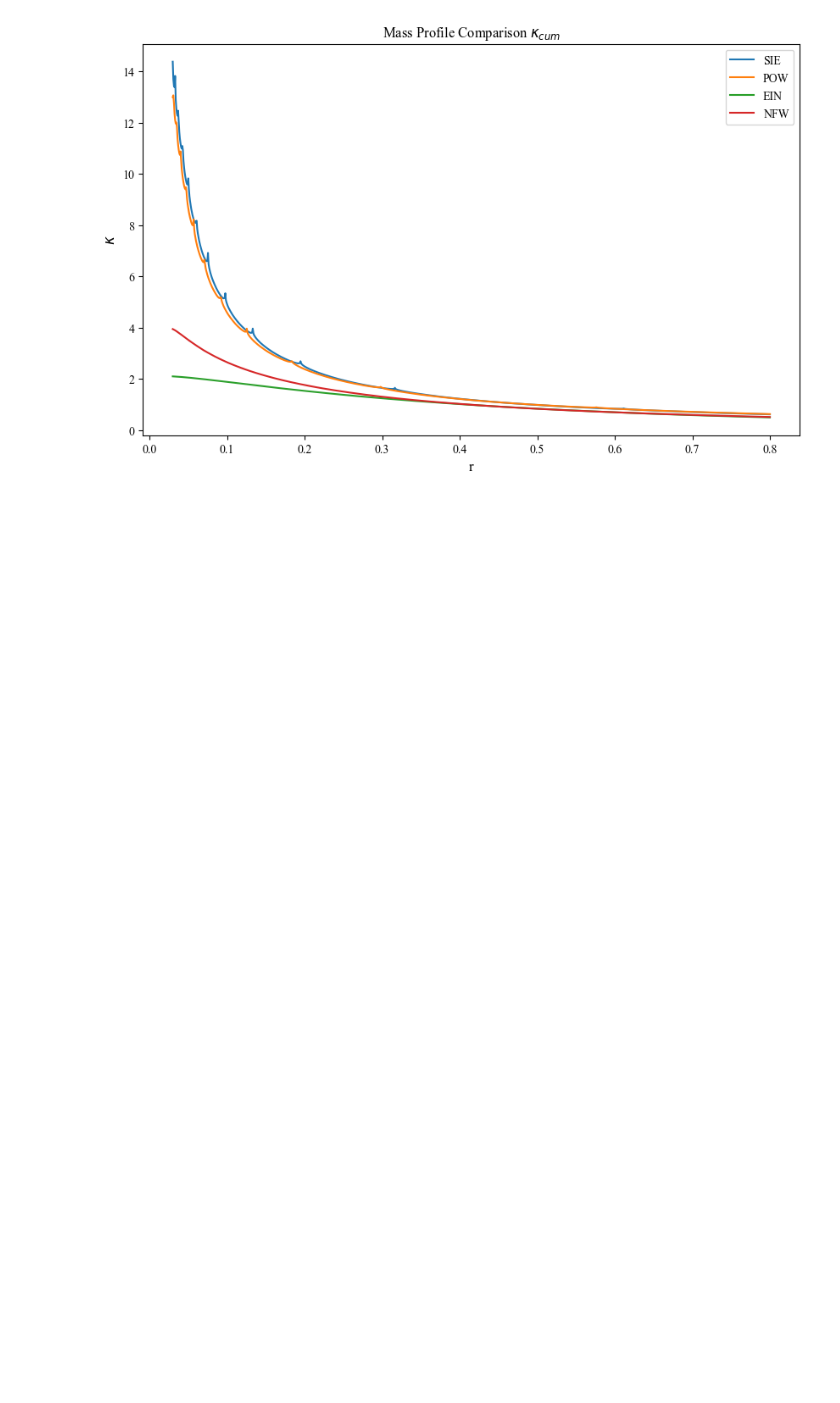
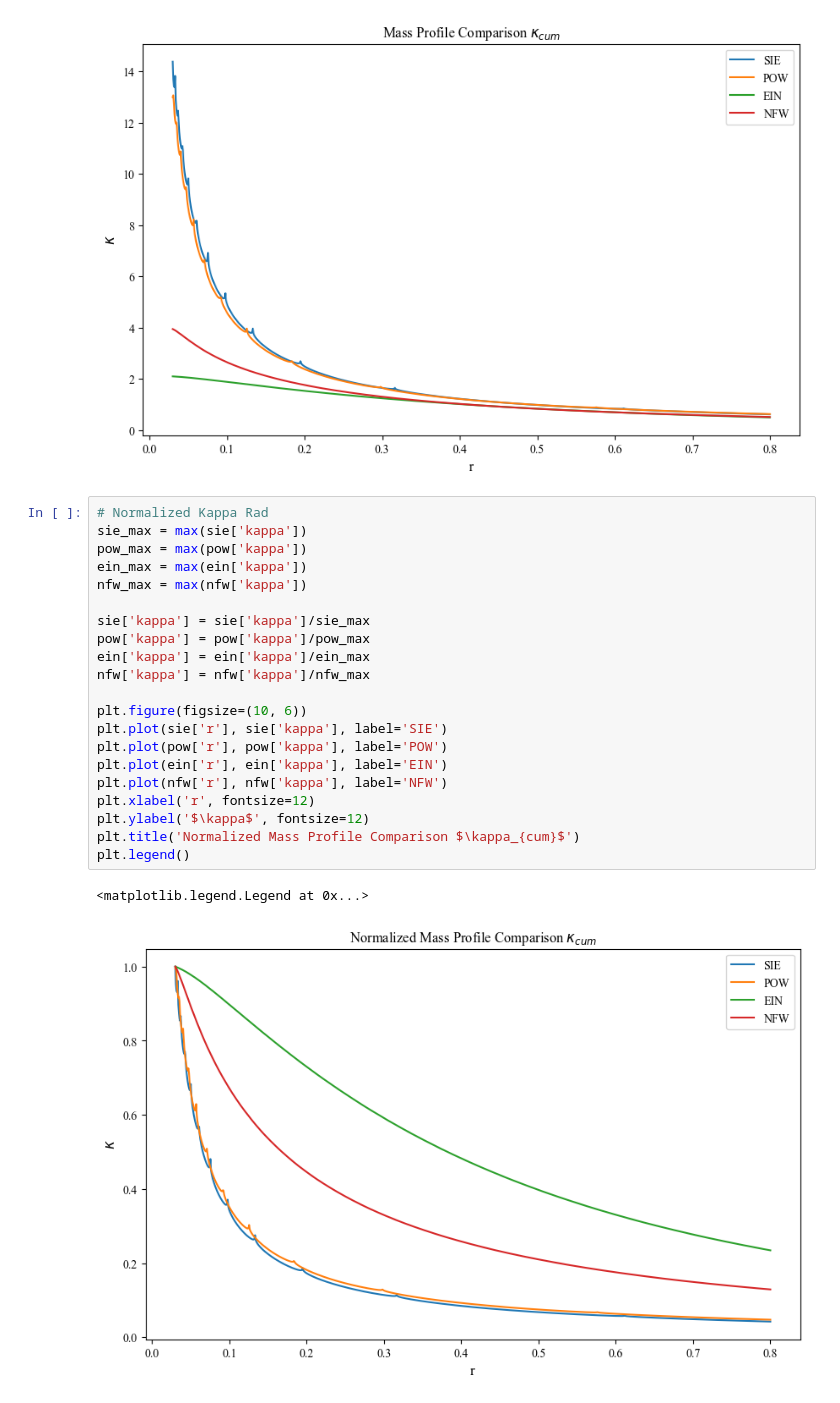
Before and after one commit to romms921/IllustrisTNG-Lens-Modelling, a Jupyter notebook: mass_profile.ipynb, the cells around one changed output. Drawn from its saved outputs; the diff is of its cells as text; blank space fills up the shorter version.

```diff
--- a/mass_profile.ipynb
+++ b/mass_profile.ipynb
@@ -259,3 +286,27 @@ plt.legend()
 # %% [output]
 <matplotlib.legend.Legend at 0x...>
 [figure]
+# %%
+# Normalized Kappa Rad
+sie_max = max(sie['kappa'])
+pow_max = max(pow['kappa'])
+ein_max = max(ein['kappa'])
+nfw_max = max(nfw['kappa'])
+
+sie['kappa'] = sie['kappa']/sie_max
+pow['kappa'] = pow['kappa']/pow_max
+ein['kappa'] = ein['kappa']/ein_max
+nfw['kappa'] = nfw['kappa']/nfw_max
+
+plt.figure(figsize=(10, 6))
+plt.plot(sie['r'], sie['kappa'], label='SIE')
+plt.plot(pow['r'], pow['kappa'], label='POW')
+plt.plot(ein['r'], ein['kappa'], label='EIN')
+plt.plot(nfw['r'], nfw['kappa'], label='NFW')
+plt.xlabel('r', fontsize=12)
+plt.ylabel('$\kappa$', fontsize=12)
+plt.title('Normalized Mass Profile Comparison $\kappa_{cum}$')
+plt.legend()
+# %% [output]
+<matplotlib.legend.Legend at 0x...>
+[figure, added]
```
Also changed, not shown: parts of 7 cells of this notebook.
